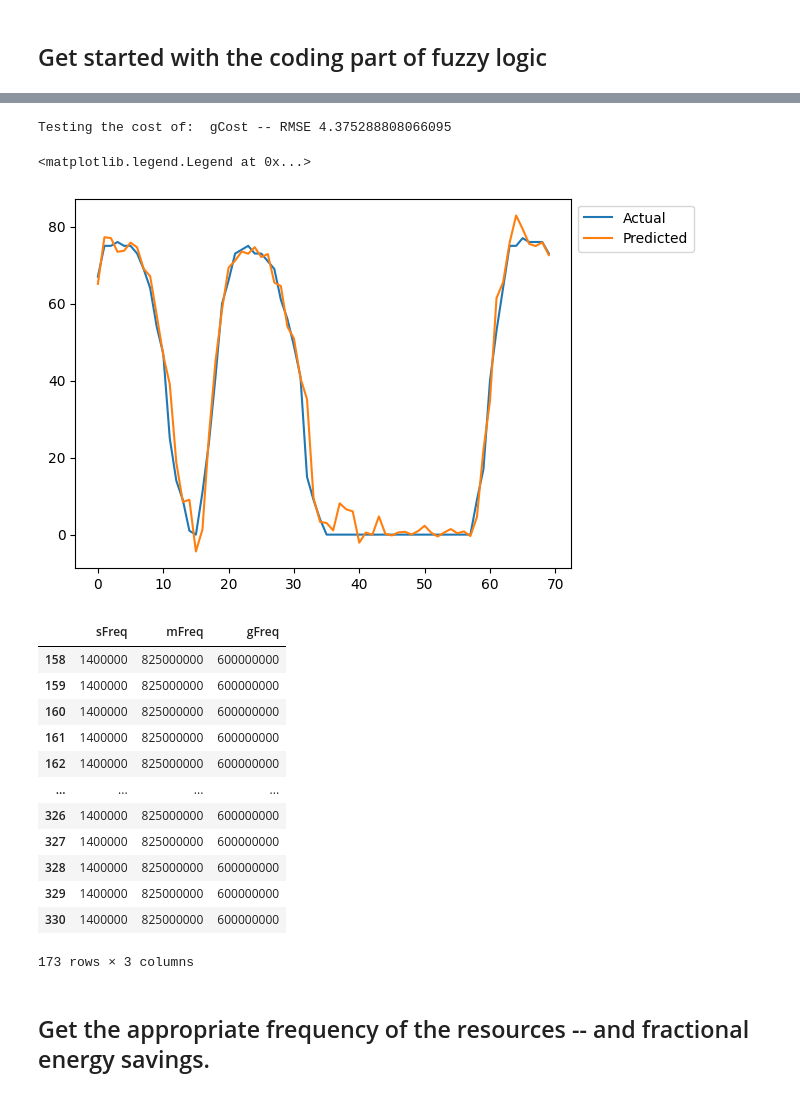
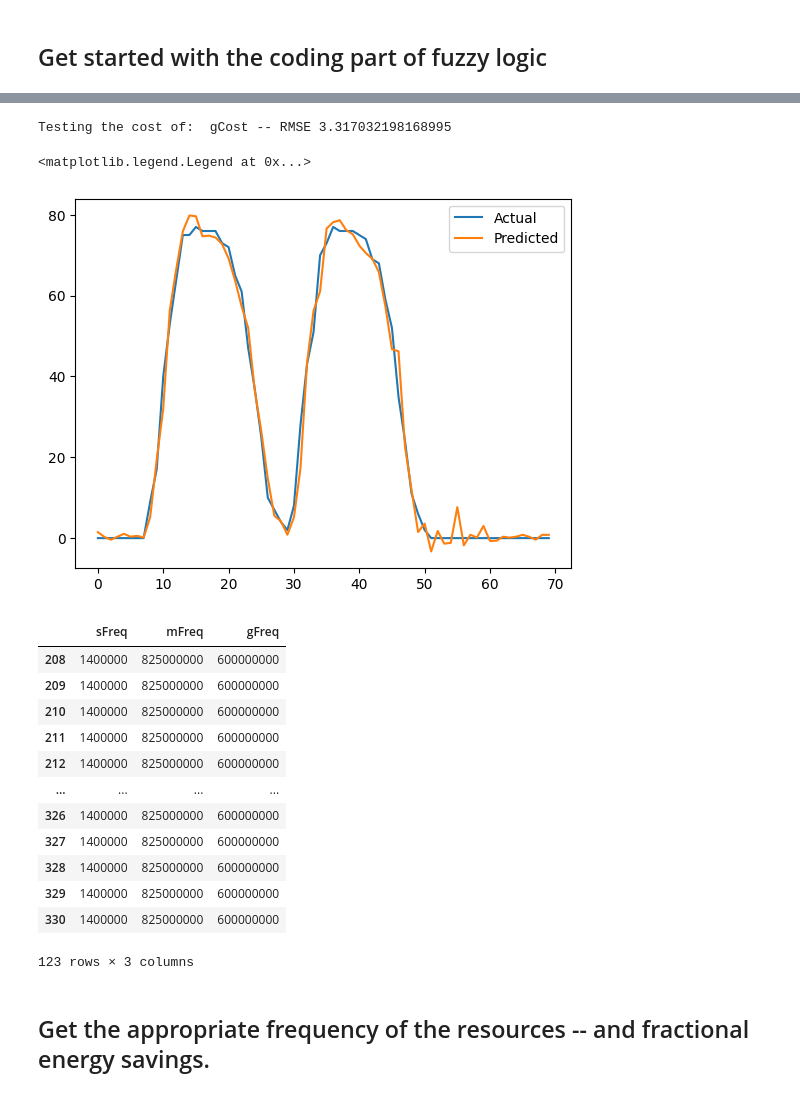
Before and after one commit to dipayan2/ARMAModel, a Jupyter notebook: PredictiveRun.ipynb, the cells around one changed output, grey strips where cells are left out. Saved outputs shown, nothing was run; the diff lists cells and outputs as text; code cells hidden in the pictures.

Commit message:
Added prediction

```diff
--- a/PredictiveRun.ipynb
+++ b/PredictiveRun.ipynb
@@ -216,6 +224,11 @@ def getCluster(data, cntr):
     ut,u0t,dt,jmt,pt,fpct = fuzz.cluster.cmeans_predict(data.T,cntr,2,error=0.005,maxiter=1000,init=None,seed=0)
     return ut
 
+def getSingleCluster(data, cntr):
+    ut,u0t,dt,jmt,pt,fpct = fuzz.cluster.cmeans_predict(np.array([data]).T,cntr,2,error=0.005,maxiter=1000,init=None,seed=0)
+    return ut
+
+
 
 def simple_train(yData, xData, weight=None):
     if weight is None:
@@ -227,13 +240,22 @@ def simple_train(yData, xData, weight=None):
     return result
 
 def simple_test(model , xData, yActual):
+    # print("OldData",xData)
     newX = sm.add_constant(xData)
+    # print("NData",newX)
     y_pred = model.get_prediction(newX).predicted_mean
     # df_plot = pd.DataFrame()
     # df_plot['Actual'] = yActual
     # df_plot['Predicted'] = y_pred
     # df_plot[['Actual','Predicted']].plot()
     return y_pred
+
+def simple_test_single(model, xData):
+    newX = [1.0]
+    newX.extend(xData)
+    y_pred = model.get_prediction(newX).predicted_mean
+    return y_pred
+
 
 
 from sklearn.metrics import mean_squared_error
@@ -249,19 +271,20 @@ def highlight(indices,ax):
         i+=1
     ax.legend(bbox_to_anchor=(1.0, 1.0))
 # %%
-## Some global variable setting
+# Some global variable setting
 shiftAR = 8
 shiftARX = 3
-trainIDX = 150
-testIDX = 150
+trainIDX = 200
+testIDX = 200
 N_CLUST = 5
+N_HOPS = 5
 cFreq = 'sFreq'
 mFreq = 'mFreq'
 gFreq = 'gFreq'
 
 endog = 'gCost'
-exog = 'cCost'
-exog1 = 'mCost'
+exog = 'mCost'
+exog1 = 'cCost'
 rFreq = gFreq
 
 ### Test values IDX
@@ -271,6 +294,7 @@ freq_dict = {}
 freq_dict['gFreq'] = [177000000,266000000,350000000,420000000,480000000,600000000]
 freq_dict['mFreq'] = [165000000,206000000,275000000,413000000,543000000,633000000,728000000,825000000]#,933000000]
 freq_dict['sFreq'] = [200000,300000,400000,500000,600000,700000,800000,900000,1000000,1100000,1200000,1300000,1400000]
+# freq_dict['sFreq'] = [200000,300000,400000,500000,600000,700000,800000,900000,1000000,1100000,1200000,1300000,1400000,1500000,1600000,1700000,1800000,1900000,2000000]
 # %%
 ## Getting the data ready for test train split and bucnch of experiments
 # complete_data = pd.read_csv('UtilTRNS.csv')
@@ -315,14 +335,17 @@ freq_df[exog1] = freq_df[exog1].shift(1)
 for i in range(1,shiftARX+1):
     data_df['%s_%d'%(exog1,i)] = data_df[exog1].shift(i+1)
     freq_df['%s_%d'%(exog1,i)] = freq_df[exog1].shift(i+1)
+
+# print("freq data len",len(data_df),len(data_df))
 data_df = data_df.dropna() # Dropping NA
 freq_df = freq_df.dropna() # Getting the Freq values without the NA
+# print("checklen",len(data_df),len(freq_df))
 # Train Test Divide
 train_df = data_df.iloc[:trainIDX,:]
 test_df = data_df.iloc[testIDX:,:]
 
 test_freq_df = freq_df.iloc[testIDX:,:]
-
+# print(test_df.head())
 y_train = train_df.iloc[:,0].to_numpy()
 x_train = train_df.iloc[:,1:].to_numpy()
 y_test = test_df.iloc[:,0].to_numpy()
@@ -331,51 +354,65 @@ x_test = test_df.iloc[:,1:].to_numpy()
 cluster_center,prob = train_Cluster(x_train[:,:],n_cluster = N_CLUST)  #Cluster Indices
 
 ## Train the model
 model = []
 for i in range(N_CLUST):
     out_model = simple_train(y_train,x_train,weight = prob[i,:])
     model.append(out_model)
 
 ######## Testing the results
 
 yPred = [ 0 for i in range(N_CLUST)]
 probPred = getCluster(x_test[:TestIDX], cluster_center)
 
+test_prob = getSingleCluster(x_test[0],cluster_center)
+# print(test_prob.T[0])
+# print(probPred.T[0])
+## Test values in sigular way
+ys_target = []
+for id in range(TestIDX):
+    prob_d = getSingleCluster(x_test[id],cluster_center).T[0]
+    ys_t = []
+    for i in range(N_CLUST):
+        ys = simple_test_single(model[i],x_test[id])
+        ys_t.append(ys*prob_d[i])
+    ys_target.append(sum(ys_t)[0])
+
 ## Test the values
 for i in range(N_CLUST):
     y_t = simple_test(model[i],x_test[:TestIDX], y_test[:TestIDX])
     yPred[i] = np.array(probPred[i,:])*np.array(y_t)
+
 
 y_target = sum(yPred)
 y_out = y_test[:TestIDX]
 print("Testing the cost of: ", endog, "-- RMSE", rmse(y_out,y_target))
 # Plot the results
 df_plot = pd.DataFrame()
 df_plot['Actual'] = y_out
 df_plot['Predicted'] = y_target
 ax = df_plot[['Actual','Predicted']].plot()
 ax.legend(bbox_to_anchor=(1.0, 1.0))
 #### Done
 # %% [output]
-Testing the cost of:  gCost -- RMSE 4.375288808066095
+Testing the cost of:  gCost -- RMSE 3.317032198168995
 <matplotlib.legend.Legend at 0x...>
-[figure, old version]
+[figure, new version]
 # %%
 test_freq_df[[cFreq,mFreq,gFreq]] # This is how you get the frequency of the expected value of the test data
 # %% [output]
 |  | sFreq | mFreq | gFreq |
-| 158 | 1400000 | 825000000 | 600000000 |
-| 159 | 1400000 | 825000000 | 600000000 |
-| 160 | 1400000 | 825000000 | 600000000 |
-| 161 | 1400000 | 825000000 | 600000000 |
-| 162 | 1400000 | 825000000 | 600000000 |
+| 208 | 1400000 | 825000000 | 600000000 |
+| 209 | 1400000 | 825000000 | 600000000 |
+| 210 | 1400000 | 825000000 | 600000000 |
+| 211 | 1400000 | 825000000 | 600000000 |
+| 212 | 1400000 | 825000000 | 600000000 |
 | ... | ... | ... | ... |
 | 326 | 1400000 | 825000000 | 600000000 |
 | 327 | 1400000 | 825000000 | 600000000 |
 | 328 | 1400000 | 825000000 | 600000000 |
 | 329 | 1400000 | 825000000 | 600000000 |
 | 330 | 1400000 | 825000000 | 600000000 |
-173 rows × 3 columns
+123 rows × 3 columns
 # %%
 Y_pred = y_target
 Y_act = y_out
```
Also changed, not shown: parts of 17 cells of this notebook, 2 other files.
